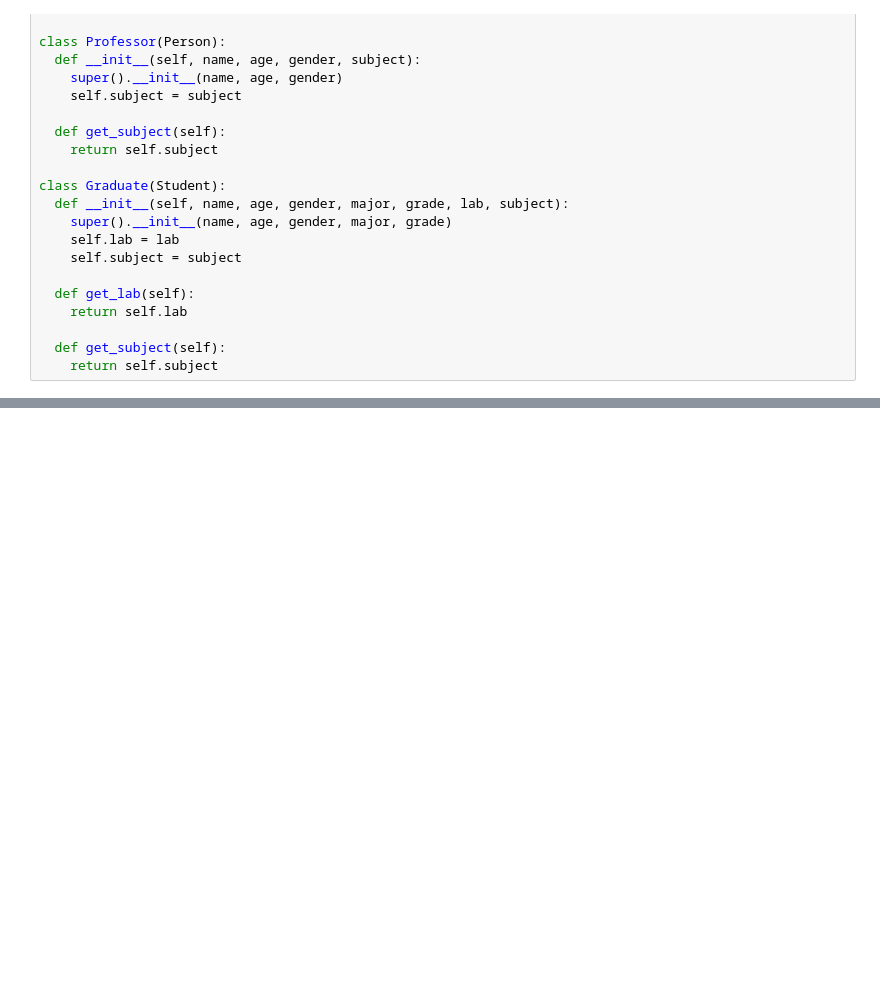
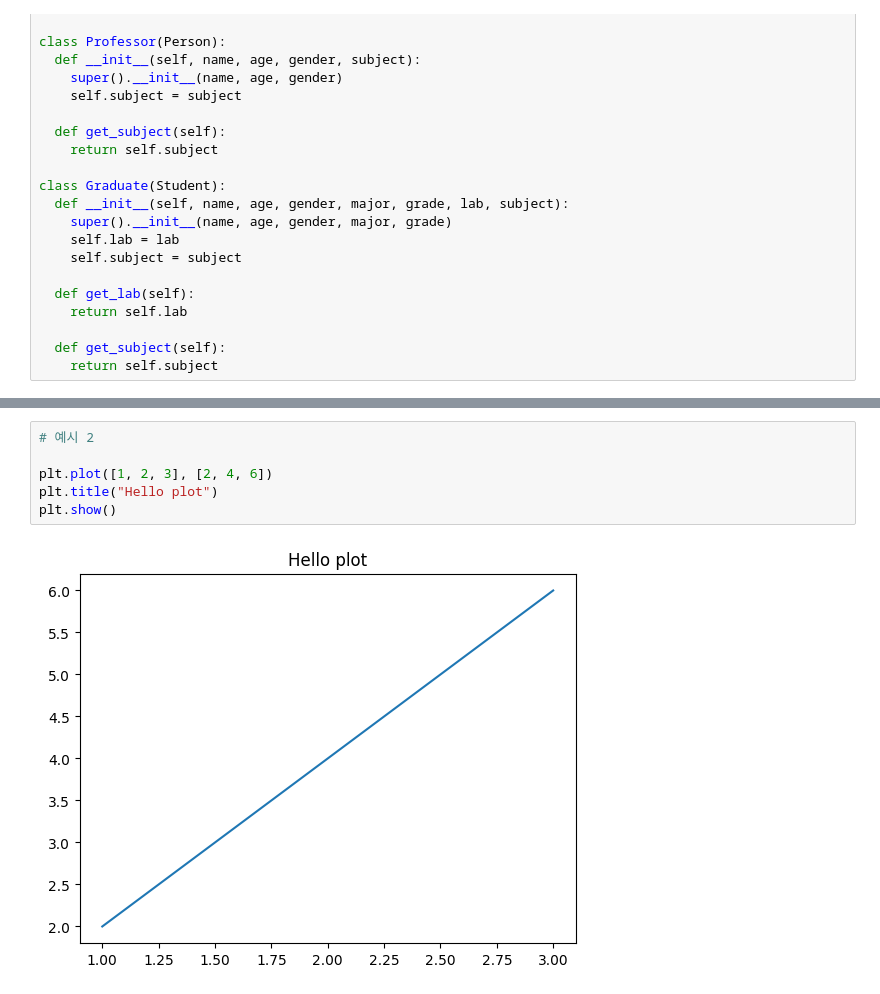
Before and after one commit to yeong3223/DSC2001, a Jupyter notebook: 데사프도움닫기.ipynb, the cells around one changed output, grey strips where cells are left out. Drawn from its saved outputs; the diff is of its cells as text; blank space fills up the shorter version.

```diff
--- a/데사프도움닫기.ipynb
+++ b/데사프도움닫기.ipynb
@@ -1584,0 +2187,8 @@ dog1.talk
+# %%
+# 예시 2
+
+plt.plot([1, 2, 3], [2, 4, 6])
+plt.title("Hello plot")
+plt.show()
+# %% [output]
+[figure, added]
```
Also changed, not shown: parts of 115 cells of this notebook.
